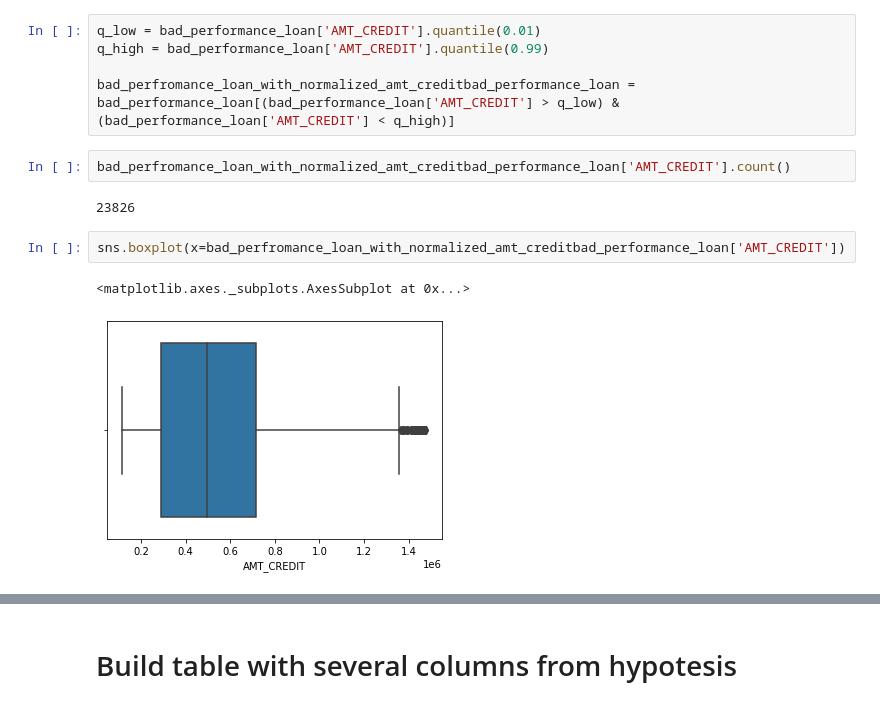
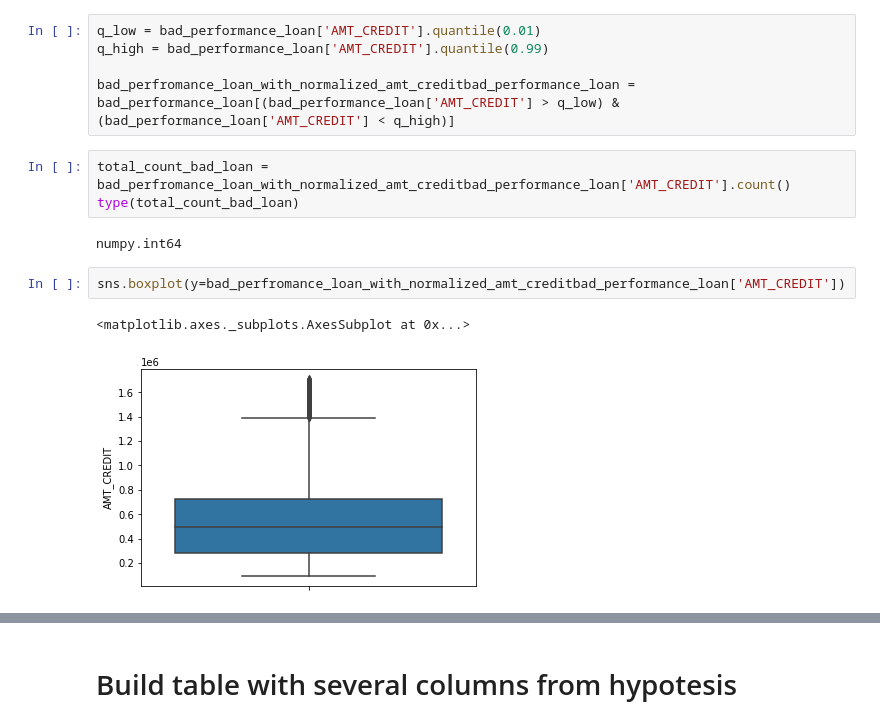
Before and after one commit to fajarkarim/dskola-home-credit, a Jupyter notebook: AnalyzeHomeCredit.ipynb, the cells around one changed output, grey strips where cells are left out. Cells and saved outputs as stored; diff of their text form.

```diff
--- a/AnalyzeHomeCredit.ipynb
+++ b/AnalyzeHomeCredit.ipynb
@@ -105,15 +105,16 @@ q_low = bad_performance_loan['AMT_CREDIT'].quantile(0.01)
 q_high = bad_performance_loan['AMT_CREDIT'].quantile(0.99)
 
 bad_perfromance_loan_with_normalized_amt_creditbad_performance_loan = bad_performance_loan[(bad_performance_loan['AMT_CREDIT'] > q_low) & (bad_performance_loan['AMT_CREDIT'] < q_high)]
-# %%
-bad_perfromance_loan_with_normalized_amt_creditbad_performance_loan['AMT_CREDIT'].count()
-# %% [output]
-23826
+# %%
+total_count_bad_loan = bad_perfromance_loan_with_normalized_amt_creditbad_performance_loan['AMT_CREDIT'].count()
+type(total_count_bad_loan)
+# %% [output]
+numpy.int64
 # %%
-sns.boxplot(x=bad_perfromance_loan_with_normalized_amt_creditbad_performance_loan['AMT_CREDIT'])
+sns.boxplot(y=bad_perfromance_loan_with_normalized_amt_creditbad_performance_loan['AMT_CREDIT'])
 # %% [output]
 <matplotlib.axes._subplots.AxesSubplot at 0x...>
-[figure, old version]
+[figure, new version]
 # %%
 bad_perfromance_loan_with_normalized_amt_creditbad_performance_loan['AMT_CREDIT'].hist()
 # %% [output]
```
Also changed, not shown: parts of 10 cells of this notebook.
